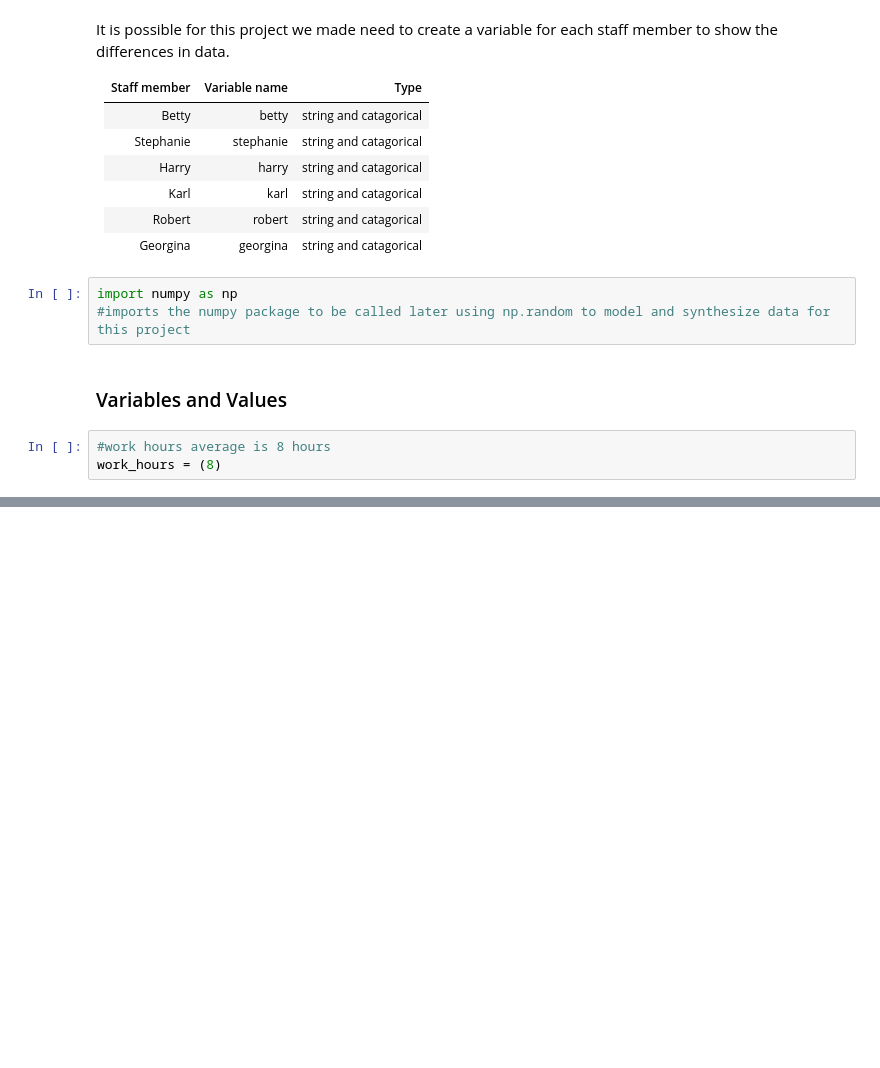
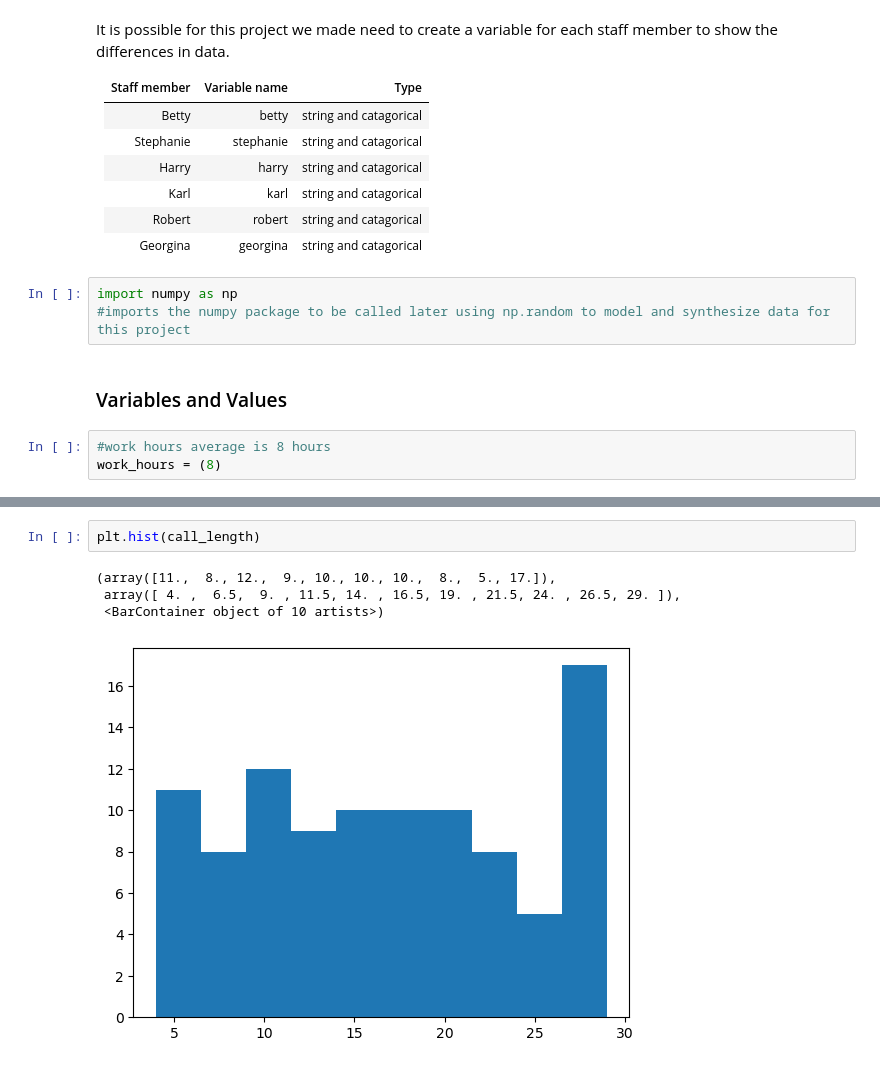
Before and after one commit to rebhanqui/programmingdata, a Jupyter notebook: project/programming_da_project.ipynb, the cells around one changed output, grey strips where cells are left out. Cells and saved outputs as stored; diff of their text form; blank space fills up the shorter version.

```diff
--- a/project/programming_da_project.ipynb
+++ b/project/programming_da_project.ipynb
@@ -47,0 +79,7 @@ call_length = np.random.randint(3, 30)
+# %%
+plt.hist(call_length)
+# %% [output]
+(array([11.,  8., 12.,  9., 10., 10., 10.,  8.,  5., 17.]),
+ array([ 4. ,  6.5,  9. , 11.5, 14. , 16.5, 19. , 21.5, 24. , 26.5, 29. ]),
+ <BarContainer object of 10 artists>)
+[figure, added]
```
Also changed, not shown: parts of 5 cells of this notebook.
